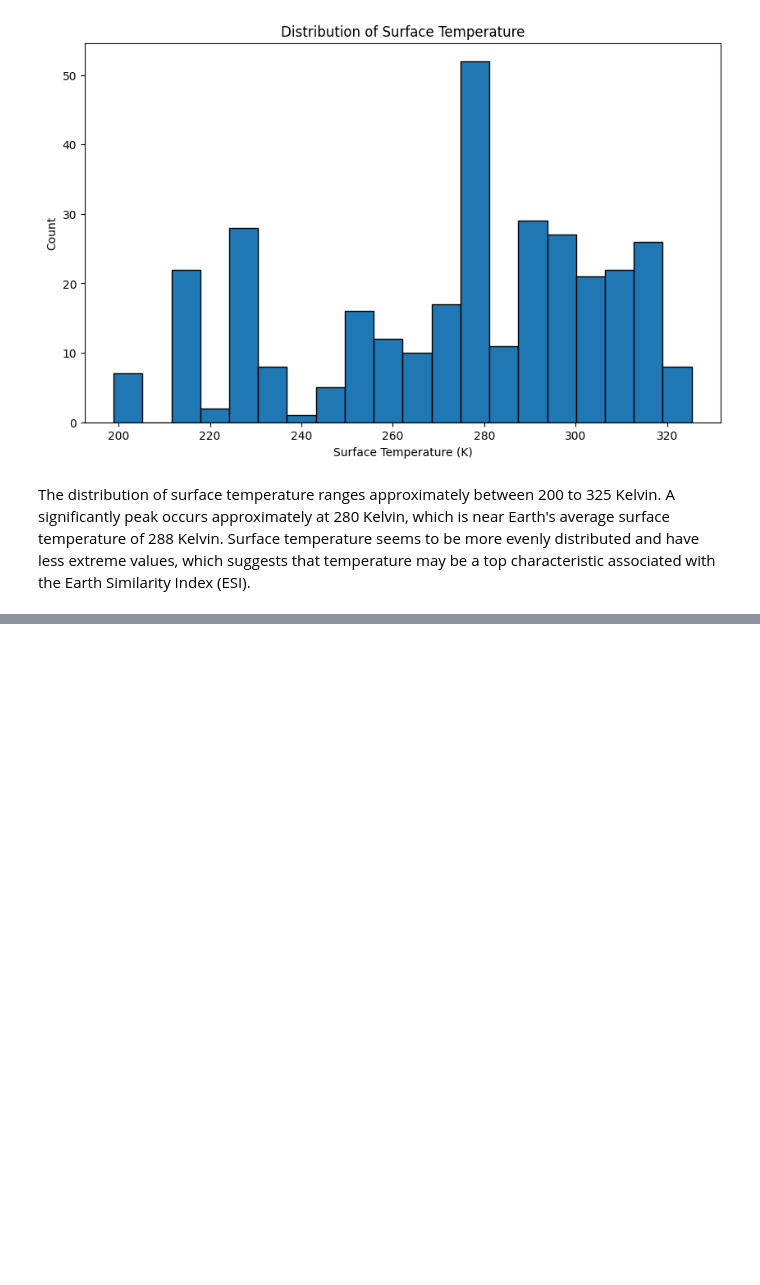
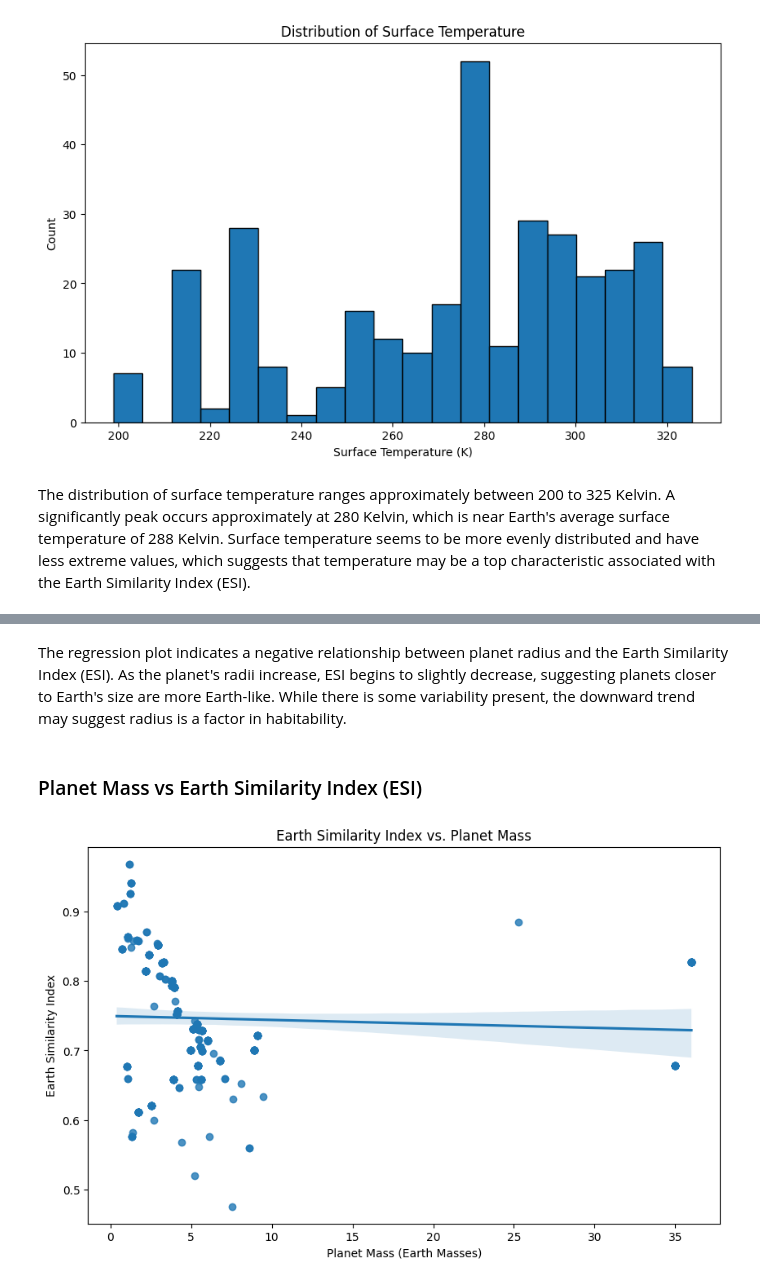
Before and after one commit to joshreisinger17-Data/Exoplanet-Habitability-Prediction, a Jupyter notebook: capstone.ipynb, the cells around one changed output, grey strips where cells are left out. Saved outputs shown, nothing was run; the diff lists cells and outputs as text; code cells hidden in the pictures; blank space fills up the shorter version.

```diff
--- a/capstone.ipynb
+++ b/capstone.ipynb
@@ -651,0 +665,13 @@ The distribution of surface temperature ranges approximately between 200 to 325
+# %% [markdown]
+The regression plot indicates a negative relationship between planet radius and the Earth Similarity Index (ESI). As the planet's radii increase, ESI begins to slightly decrease, suggesting planets closer to Earth's size are more Earth-like. While there is some variability present, the downward trend may suggest radius is a factor in habitability.
+# %% [markdown]
+### Planet Mass vs Earth Similarity Index (ESI)
+# %%
+plt.figure(figsize=(10, 6))
+sns.regplot(data=merged_planets, x='planet_mass_earth', y='earth_similarity_index')
+plt.xlabel('Planet Mass (Earth Masses)')
+plt.ylabel('Earth Similarity Index')
+plt.title('Earth Similarity Index vs. Planet Mass')
+plt.show()
+# %% [output]
+[figure, added]
```
Also changed, not shown: parts of 11 cells of this notebook.
